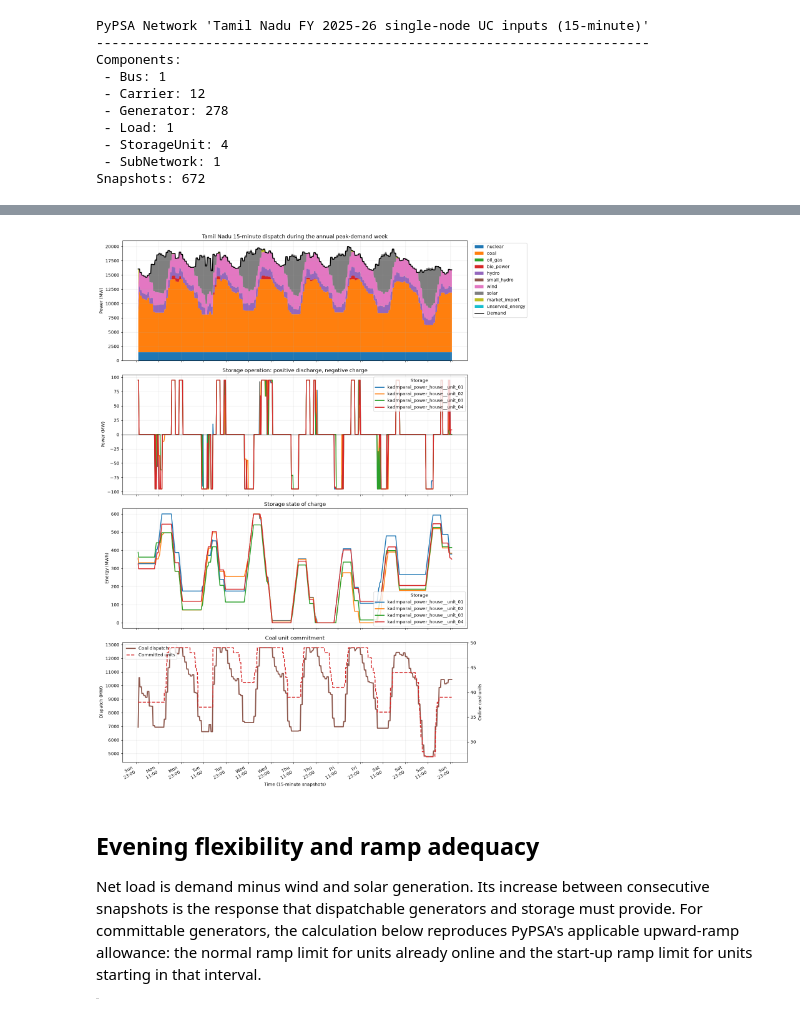
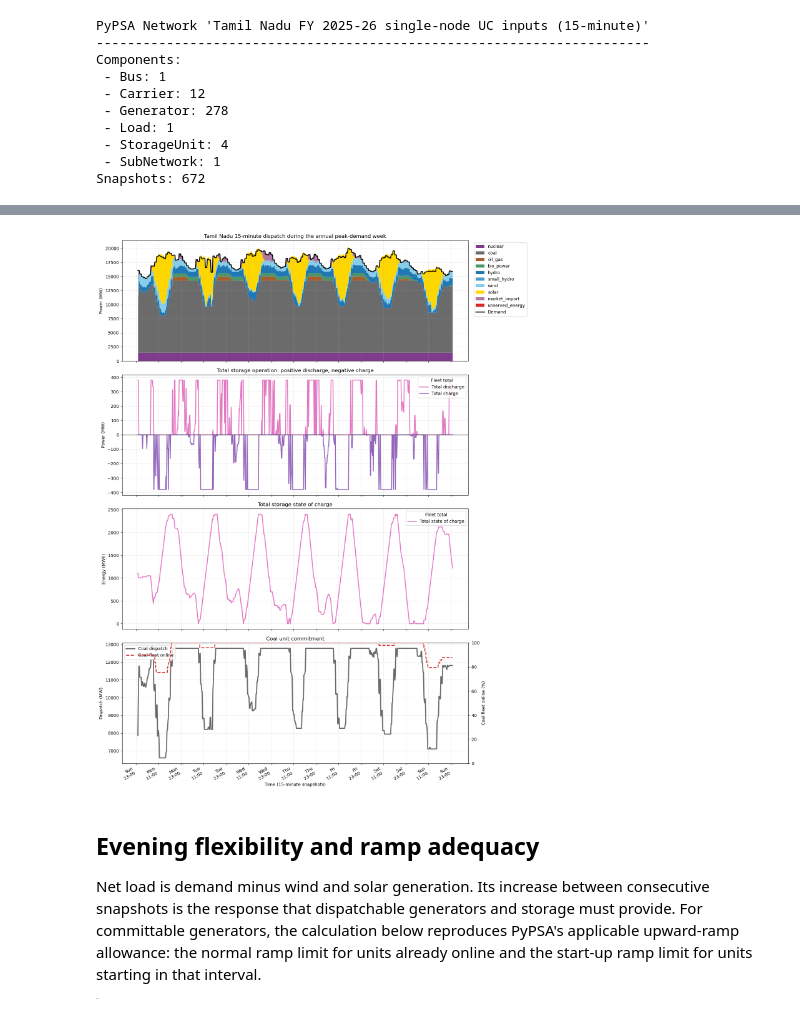
Before and after one commit to DEA-GE/PyPSA-TamilNadu, a Jupyter notebook: results_analysis.ipynb, the cells around one changed output, grey strips where cells are left out. Drawn from its saved outputs; the diff is of its cells as text; code cells hidden in the pictures.

```diff
--- a/results_analysis.ipynb
+++ b/results_analysis.ipynb
@@ -30,6 +39,21 @@ import matplotlib.pyplot as plt
 import matplotlib.dates as mdates
 
 n
+
+# Intuitive, consistent carrier colors used throughout the analysis
+carrier_colors = {
+    "nuclear": "#7F3C8D",       # purple
+    "coal": "#6B6B6B",          # grey
+    "oil_gas": "#A65E2E",       # brown
+    "bio_power": "#4C956C",     # green
+    "hydro": "#1F77B4",         # blue
+    "small_hydro": "#4E9BC7",   # medium blue
+    "wind": "#87CEEB",          # light blue
+    "solar": "#FFD700",         # yellow
+    "market_import": "#B279A2", # mauve
+    "battery": "#E377C2",       # pink
+    "unserved_energy": "#D62728",  # red
+}
 
 # Aggregate generator dispatch by carrier
 generation = (
@@ -61,7 +85,11 @@ supply = supply[carrier_order]
 fig, axes = plt.subplots(4, 1, figsize=(14, 18), sharex=True)
 
 # 1. Total system dispatch
-supply.plot.area(ax=axes[0], stacked=True, linewidth=0, x_compat=True)
+supply.plot.area(
+    ax=axes[0], stacked=True, linewidth=0,
+    color=[carrier_colors[carrier] for carrier in supply.columns],
+    x_compat=True,
+)
 demand.plot(
     ax=axes[0], color="black", linewidth=2, label="Demand", x_compat=True
 )
@@ -69,56 +97,67 @@ axes[0].set_title("Tamil Nadu 15-minute dispatch during the annual peak-demand w
 axes[0].set_ylabel("Power (MW)")
 axes[0].legend(loc="upper left", bbox_to_anchor=(1.01, 1))
 
-# 2. Storage charge and discharge
-storage_power.plot(ax=axes[1], linewidth=2, x_compat=True)
+# 2. Total storage charge and discharge across all units
+storage_operation = pd.DataFrame({
+    "Total discharge": storage_power.clip(lower=0).sum(axis=1),
+    "Total charge": storage_power.clip(upper=0).sum(axis=1),
+})
+storage_operation.plot(
+    ax=axes[1], linewidth=2, color=[carrier_colors["battery"], "#9467BD"],
+    x_compat=True,
+)
 axes[1].axhline(0, color="black", linewidth=0.8)
-axes[1].set_title("Storage operation: positive discharge, negative charge")
+axes[1].set_title("Total storage operation: positive discharge, negative charge")
 axes[1].set_ylabel("Power (MW)")
-axes[1].legend(title="Storage")
+axes[1].legend(title="Fleet total")
 
-# 3. Storage state of charge
-soc = n.storage_units_t.state_of_charge
-soc.plot(ax=axes[2], linewidth=2, x_compat=True)
-axes[2].set_title("Storage state of charge")
+# 3. Total storage state of charge across all units
+total_soc = n.storage_units_t.state_of_charge.sum(axis=1)
+total_soc.plot(
+    ax=axes[2], linewidth=2, color=carrier_colors["battery"],
+    label="Total state of charge", x_compat=True,
+)
+axes[2].set_title("Total storage state of charge")
 axes[2].set_ylabel("Energy (MWh)")
-axes[2].legend(title="Storage")
+axes[2].legend(title="Fleet total")
 
 # 4. Coal dispatch and committed record-level units
 coal_units = n.generators.index[n.generators.carrier == "coal"]
 coal_dispatch = n.generators_t.p[coal_units].sum(axis=1)
-coal_online = n.generators_t.status[coal_units].sum(axis=1)
+coal_online_pct = 100 * n.generators_t.status[coal_units].sum(axis=1) / len(coal_units)
 
 coal_dispatch.plot(
-    ax=axes[3], color="tab:brown", linewidth=2.5,
+    ax=axes[3], color=carrier_colors["coal"], linewidth=2.5,
     label="Coal dispatch", zorder=3, x_compat=True,
 )
 axes[3].set_title("Coal unit commitment")
 axes[3].set_ylabel("Dispatch (MW)")
 
 commitment_axis = axes[3].twinx()
-coal_online.plot(
+coal_online_pct.plot(
     ax=commitment_axis, drawstyle="steps-post", color="tab:red",
-    linewidth=2, linestyle="--", label="Committed units",
+    linewidth=2, linestyle="--", label="Coal fleet online",
     zorder=4, x_compat=True,
 )
-commitment_axis.set_ylabel("Online coal units")
+commitment_axis.set_ylabel("Coal fleet online (%)")
+commitment_axis.set_ylim(0, 100)
 
 lines1, labels1 = axes[3].get_legend_handles_labels()
 lines2, labels2 = commitment_axis.get_legend_handles_labels()
 axes[3].legend(lines1 + lines2, labels1 + labels2, loc="upper left")
 
 axes[3].xaxis.set_major_locator(mdates.HourLocator(interval=12))
 axes[3].xaxis.set_major_formatter(mdates.DateFormatter("%a\n%H:%M"))
 axes[3].set_xlabel("Time (15-minute snapshots)")
 axes[3].grid(alpha=0.25)
 
 for ax in axes[:3]:
     ax.grid(alpha=0.25)
 
 plt.tight_layout()
 plt.show()
 # %% [output]
-[figure, old version]
+[figure, new version]
 # %% [markdown]
 ## Evening flexibility and ramp adequacy
 
```
Also changed, not shown: parts of 5 cells of this notebook, 28 other files.
